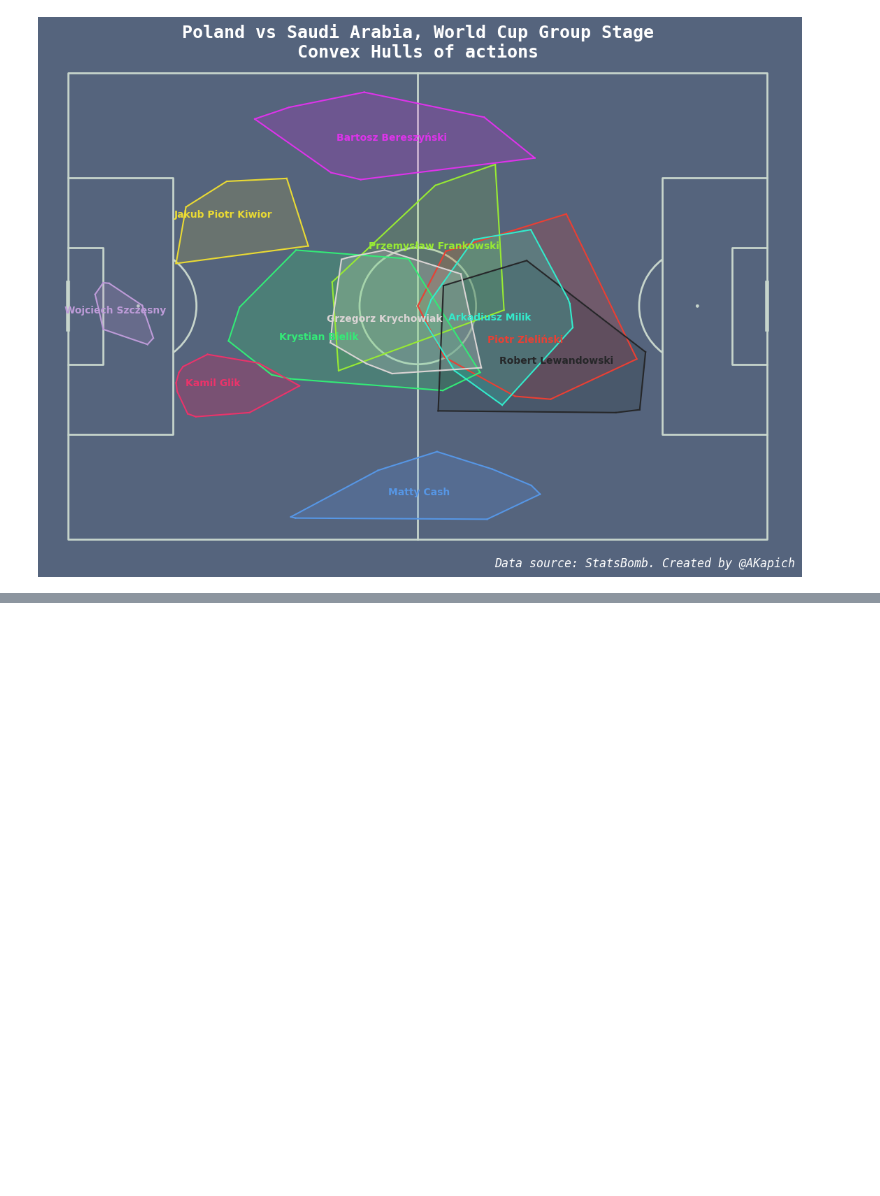
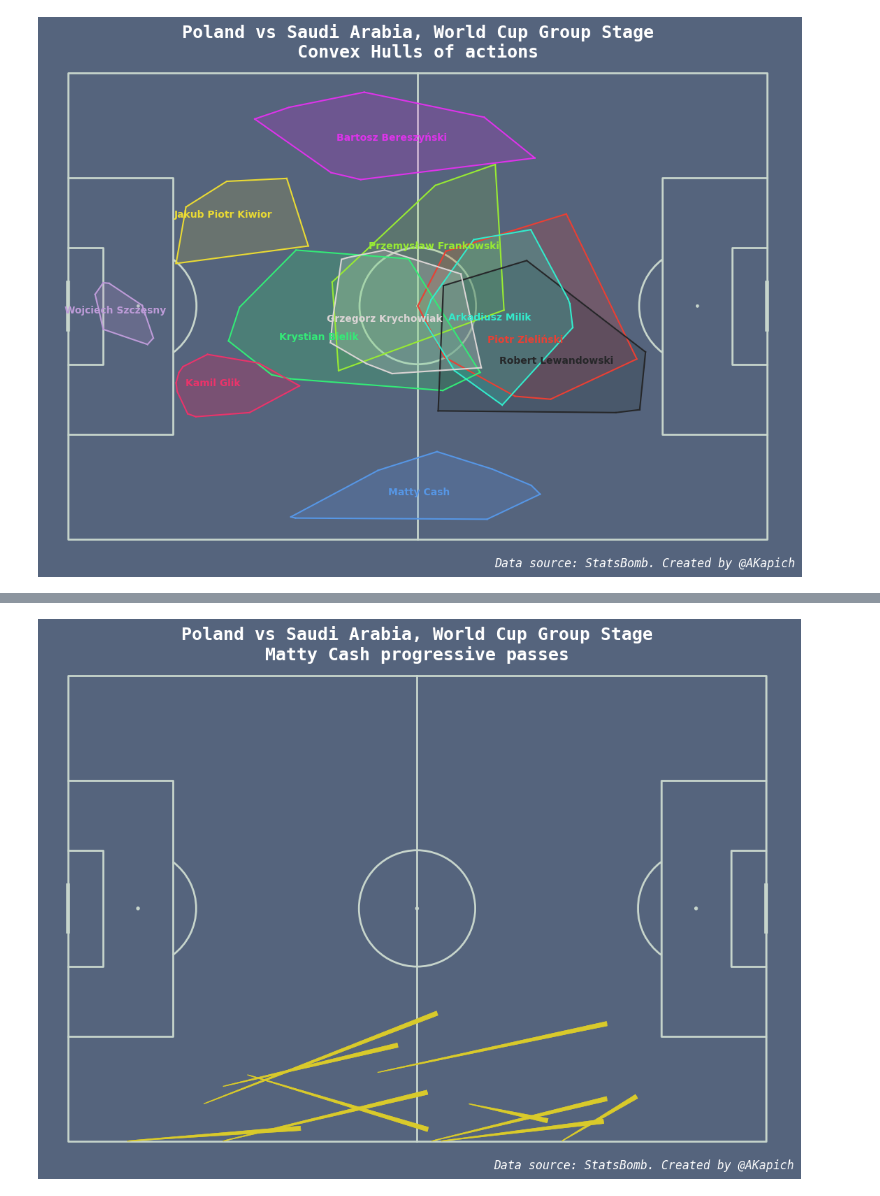
Before and after one commit to AKapich/World_Cup_App, a Jupyter notebook: football.ipynb, the cells around one changed output, grey strips where cells are left out. Cells and saved outputs as stored; diff of their text form; code cells hidden in the pictures; blank space fills up the shorter version.

```diff
--- a/football.ipynb
+++ b/football.ipynb
@@ -507,0 +497,34 @@ pitch.scatter(x=df['start_x'], y=df['start_y'], ax=ax)
+# %%
+# progressive passes
+passes = sb.events(match_id=3857297, split=True, flatten_attrs=False)["passes"]
+df = passes[passes.team=="Poland"]
+df = df[df.player=="Matty Cash"]
+df.index = range(len(df))
+
+df[['start_x', 'start_y']] = pd.DataFrame(df['location'].tolist(), index=df.index)
+df["end_x"] = [df["pass"][i]['end_location'][0] for i in range(len(df))]
+df["end_y"] = [df["pass"][i]['end_location'][1] for i in range(len(df))]
+df['beginning'] = np.sqrt(np.square(120-df['start_x'])+np.square(80-df['start_y']))
+df['end'] = np.sqrt(np.square(120-df['end_x'])+np.square(80-df['end_y']))
+# according to definiton pass is progressive if it brings the ball closer to the goal by at least 25%
+df['progressive'] = df['end'] < 0.75*df['beginning']
+
+fig ,ax = plt.subplots(figsize=(13, 8),constrained_layout=False, tight_layout=True)
+fig.set_facecolor('#55647d')
+ax.patch.set_facecolor('#55647d')
+pitch = Pitch(pitch_type='statsbomb', pitch_color='#55647d', line_color='#c7d5cc')
+pitch.draw(ax=ax)
+
+df = df[df['progressive']==True]
+df.index = range(len(df))
+pitch.lines(xstart=df["start_x"], ystart=df["start_y"], xend=df["end_x"], yend=df["end_y"],
+          ax=ax, comet=True, color='#d9ca2b')
+
+ax.set_title("Poland vs Saudi Arabia, World Cup Group Stage\nMatty Cash progressive passes",
+             fontsize=18, color="w", fontfamily="Monospace", fontweight='bold', pad=-8)
+fig.text(.75,.01,f'Data source: StatsBomb. Created by @AKapich',
+         fontstyle='italic', fontsize=12, fontfamily='Monospace', color='w', ha='center')
+
+plt.savefig('cash_progressive.png', dpi = 500, bbox_inches='tight',facecolor='#55647d')
+# %% [output]
+[figure, added]
```
Also changed, not shown: parts of 9 cells of this notebook.
